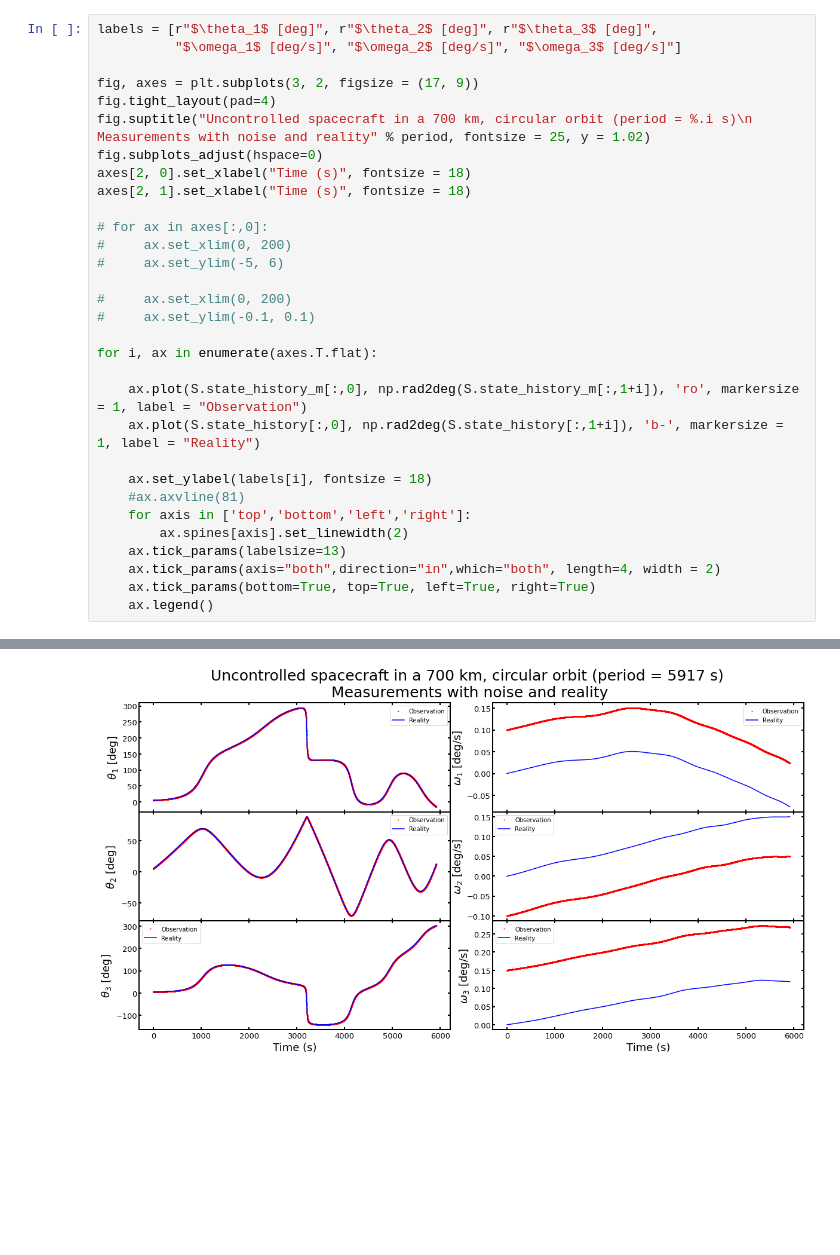
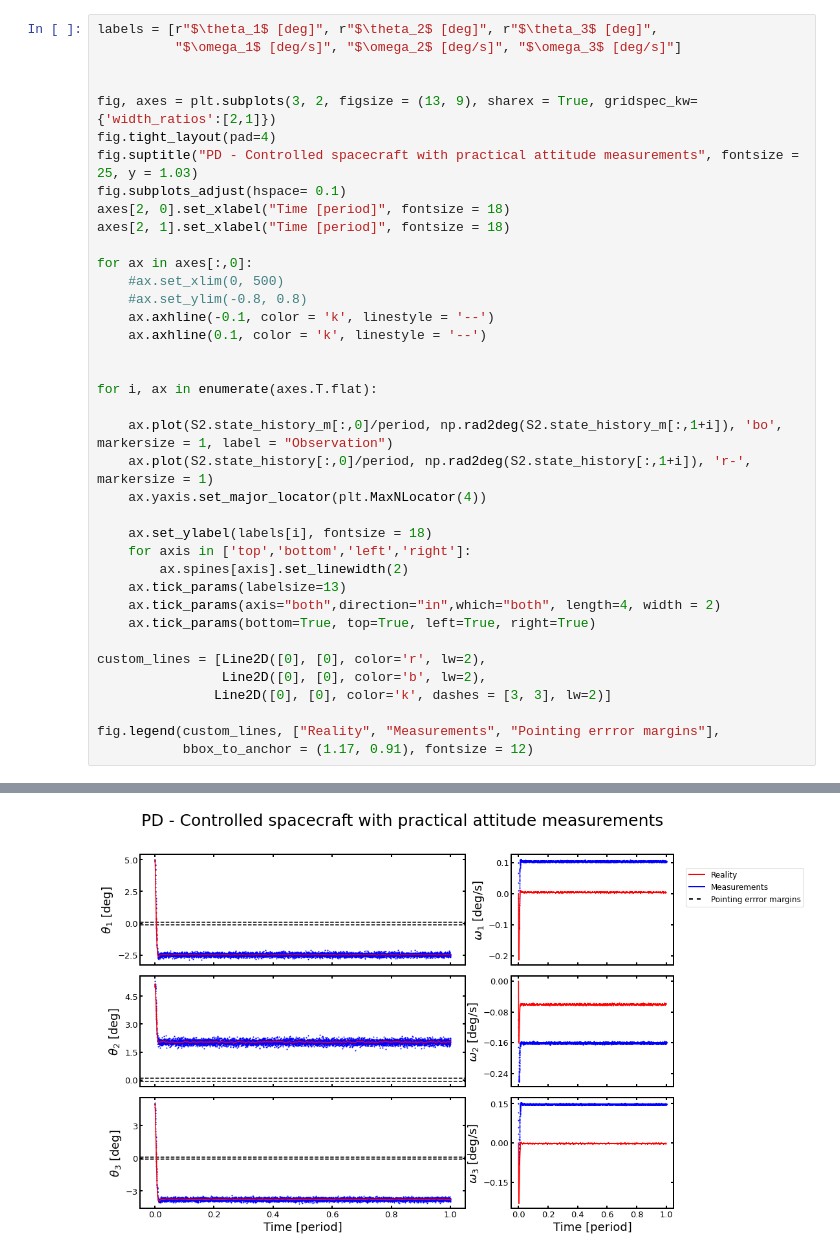
Before and after one commit to thomas7392/spacecraftattitudecontrol, a Jupyter notebook: Q4.ipynb, the cells around one changed output, grey strips where cells are left out. Cells and saved outputs as stored; diff of their text form; blank space fills up the shorter version.

```diff
--- a/Q4.ipynb
+++ b/Q4.ipynb
@@ -34,31 +45,38 @@ S2 = Simulation(state_history, control_torque = control_torque, state_history_m
 labels = [r"$\theta_1$ [deg]", r"$\theta_2$ [deg]", r"$\theta_3$ [deg]",
           "$\omega_1$ [deg/s]", "$\omega_2$ [deg/s]", "$\omega_3$ [deg/s]"]
 
-fig, axes = plt.subplots(3, 2, figsize = (17, 9))
+
+fig, axes = plt.subplots(3, 2, figsize = (13, 9), sharex = True, gridspec_kw={'width_ratios':[2,1]})
 fig.tight_layout(pad=4)
-fig.suptitle("Uncontrolled spacecraft in a 700 km, circular orbit (period = %.i s)\n Measurements with noise and reality" % period, fontsize = 25, y = 1.02)
-fig.subplots_adjust(hspace=0)
-axes[2, 0].set_xlabel("Time (s)", fontsize = 18)
-axes[2, 1].set_xlabel("Time (s)", fontsize = 18)
+fig.suptitle("PD - Controlled spacecraft with practical attitude measurements", fontsize = 25, y = 1.03)
+fig.subplots_adjust(hspace= 0.1)
+axes[2, 0].set_xlabel("Time [period]", fontsize = 18)
+axes[2, 1].set_xlabel("Time [period]", fontsize = 18)
 
-# for ax in axes[:,0]:
-#     ax.set_xlim(0, 200)
-#     ax.set_ylim(-5, 6)
+for ax in axes[:,0]:
+    #ax.set_xlim(0, 500)
+    #ax.set_ylim(-0.8, 0.8)
+    ax.axhline(-0.1, color = 'k', linestyle = '--')
+    ax.axhline(0.1, color = 'k', linestyle = '--')
 
-#     ax.set_xlim(0, 200)
-#     ax.set_ylim(-0.1, 0.1)
 
 for i, ax in enumerate(axes.T.flat):
 
-    ax.plot(S.state_history_m[:,0], np.rad2deg(S.state_history_m[:,1+i]), 'ro', markersize = 1, label = "Observation")
-    ax.plot(S.state_history[:,0], np.rad2deg(S.state_history[:,1+i]), 'b-', markersize = 1, label = "Reality")
+    ax.plot(S2.state_history_m[:,0]/period, np.rad2deg(S2.state_history_m[:,1+i]), 'bo', markersize = 1, label = "Observation")
+    ax.plot(S2.state_history[:,0]/period, np.rad2deg(S2.state_history[:,1+i]), 'r-', markersize = 1)
+    ax.yaxis.set_major_locator(plt.MaxNLocator(4))
 
     ax.set_ylabel(labels[i], fontsize = 18)
-    #ax.axvline(81)
     for axis in ['top','bottom','left','right']:
         ax.spines[axis].set_linewidth(2)
     ax.tick_params(labelsize=13)
     ax.tick_params(axis="both",direction="in",which="both", length=4, width = 2)
     ax.tick_params(bottom=True, top=True, left=True, right=True)
-    ax.legend()
+
+custom_lines = [Line2D([0], [0], color='r', lw=2),
+                Line2D([0], [0], color='b', lw=2),
+               Line2D([0], [0], color='k', dashes = [3, 3], lw=2)]
+
+fig.legend(custom_lines, ["Reality", "Measurements", "Pointing errror margins"],
+           bbox_to_anchor = (1.17, 0.91), fontsize = 12)
 # %% [output]
@@ -65 +84 @@ for i, ax in enumerate(axes.T.flat):
-[figure, old version]
+[figure, new version]
```
Also changed, not shown: parts of 7 cells of this notebook, 7 other files.
